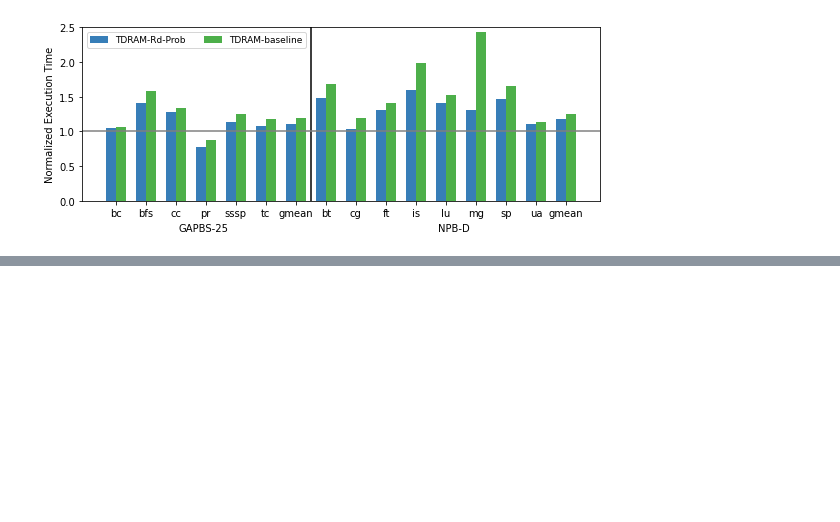
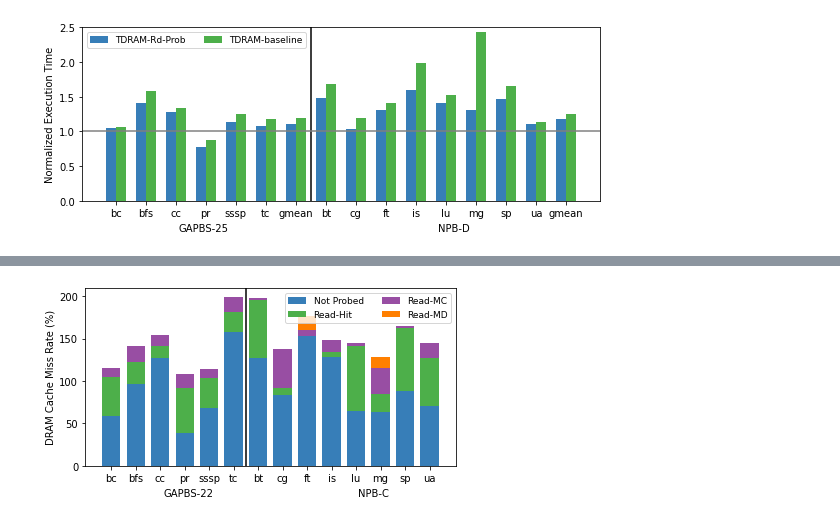
Before and after one commit to darchr/dramCacheController, a Jupyter notebook: data-plots.ipynb, the cells around one changed output, grey strips where cells are left out. Saved outputs shown, nothing was run; the diff lists cells and outputs as text; code cells hidden in the pictures; blank space fills up the shorter version.

```diff
--- a/data-plots.ipynb
+++ b/data-plots.ipynb
@@ -1349,0 +1360,82 @@ plt.tight_layout()
+# %%
+x1 = df_gap22_ram_prob['app']
+y1 = 100 * df_gap22_ram_prob['noCandidBSlot'].astype(float)/(df_gap22_ram_prob['readBursts1'].astype(float)+df_gap22_ram_prob['writeBursts1'].astype(float))
+y2 = 100 * df_gap22_ram_prob['foundCandidBSlotRH'].astype(float)/(df_gap22_ram_prob['readBursts1'].astype(float)+df_gap22_ram_prob['writeBursts1'].astype(float))
+y3 = 100 * df_gap22_ram_prob['foundCandidBSlotRMC'].astype(float)/(df_gap22_ram_prob['readBursts1'].astype(float)+df_gap22_ram_prob['writeBursts1'].astype(float))
+y4 = 100 * df_gap22_ram_prob['foundCandidBSlotRMD'].astype(float)/(df_gap22_ram_prob['readBursts1'].astype(float)+df_gap22_ram_prob['writeBursts1'].astype(float))
+
+# Multi bar Chart
+fig = plt.figure()
+fig.set_size_inches(6,3)
+#plt.ylim([0,110])
+
+for i,app in enumerate(x1):
+    plt.bar(i*4, y1[i], width=3, color=cmap(1), label='Not Probed' if i==0 else None)
+    plt.bar(i*4, y2[i], bottom = y1[i], width=3, color=cmap(2), label='Read-Hit' if i==0 else None)
+    plt.bar(i*4, y3[i], bottom = y1[i]+y2[i], width=3, color=cmap(3), label='Read-MC' if i==0 else None)
+    plt.bar(i*4, y4[i], bottom = y1[i]+y2[i]+y3[i], width=3, color=cmap(4), label='Read-MD' if i==0 else None)
+
+offset = (i+1)*4
+x2 = df_npbC_ram_prob['app']
+y1 = 100 * df_npbC_ram_prob['noCandidBSlot'].astype(float)/(df_npbC_ram_prob['readBursts1'].astype(float)+df_npbC_ram_prob['writeBursts1'].astype(float))
+y2 = 100 * df_npbC_ram_prob['foundCandidBSlotRH'].astype(float)/(df_npbC_ram_prob['readBursts1'].astype(float)+df_npbC_ram_prob['writeBursts1'].astype(float))
+y3 = 100 * df_npbC_ram_prob['foundCandidBSlotRMC'].astype(float)/(df_npbC_ram_prob['readBursts1'].astype(float)+df_npbC_ram_prob['writeBursts1'].astype(float))
+y4 = 100 * df_npbC_ram_prob['foundCandidBSlotRMD'].astype(float)/(df_npbC_ram_prob['readBursts1'].astype(float)+df_npbC_ram_prob['writeBursts1'].astype(float))
+
+for i,app in enumerate(x2):
+    plt.bar(i*4+offset, y1[i], width=3, color=cmap(1))
+    plt.bar(i*4+offset, y2[i], bottom = y1[i], width=3, color=cmap(2))
+    plt.bar(i*4+offset, y3[i], bottom = y1[i]+y2[i], width=3, color=cmap(3))
+    plt.bar(i*4+offset, y4[i], bottom = y1[i]+y2[i]+y3[i], width=3, color=cmap(4))
+
+plt.figtext(0.3, -0.01, "GAPBS-22")
+plt.figtext(0.75, -0.01, "NPB-C")
+
+plt.xticks(np.arange(14)*4, list(x1)+list(x2))
+plt.axvline(x=offset-2, color='black')
+
+plt.ylabel("DRAM Cache Miss Rate (%)", fontsize=10)
+plt.legend(fontsize=9, ncol=2)
+plt.tight_layout()
+#plt.savefig("../figures/cs1_all_mpki.pdf")
+
+x1 = df_gap25_ram_prob['app']
+y1 = 100 * df_gap25_ram_prob['noCandidBSlot'].astype(float)/(df_gap25_ram_prob['readBursts1'].astype(float)+df_gap25_ram_prob['writeBursts1'].astype(float))
+y2 = 100 * df_gap25_ram_prob['foundCandidBSlotRH'].astype(float)/(df_gap25_ram_prob['readBursts1'].astype(float)+df_gap25_ram_prob['writeBursts1'].astype(float))
+y3 = 100 * df_gap25_ram_prob['foundCandidBSlotRMC'].astype(float)/(df_gap25_ram_prob['readBursts1'].astype(float)+df_gap25_ram_prob['writeBursts1'].astype(float))
+y4 = 100 * df_gap25_ram_prob['foundCandidBSlotRMD'].astype(float)/(df_gap25_ram_prob['readBursts1'].astype(float)+df_gap25_ram_prob['writeBursts1'].astype(float))
+
+# Multi bar Chart
+fig = plt.figure()
+fig.set_size_inches(6,3)
+#plt.ylim([0,110])
+for i,app in enumerate(x1):
+    plt.bar(i*4, y1[i], width=3, color=cmap(1), label='Not Probed' if i==0 else None)
+    plt.bar(i*4, y2[i], bottom = y1[i], width=3, color=cmap(2), label='Read-Hit' if i==0 else None)
+    plt.bar(i*4, y3[i], bottom = y1[i]+y2[i], width=3, color=cmap(3), label='Read-MC' if i==0 else None)
+    plt.bar(i*4, y4[i], bottom = y1[i]+y2[i]+y3[i], width=3, color=cmap(4), label='Read-MD' if i==0 else None)
+
+offset = (i+1)*4
+x2 = df_npbD_ram_prob['app']
+y1 = 100 * df_npbD_ram_prob['noCandidBSlot'].astype(float)/(df_npbD_ram_prob['readBursts1'].astype(float)+df_npbD_ram_prob['writeBursts1'].astype(float))
+y2 = 100 * df_npbD_ram_prob['foundCandidBSlotRH'].astype(float)/(df_npbD_ram_prob['readBursts1'].astype(float)+df_npbD_ram_prob['writeBursts1'].astype(float))
+y3 = 100 * df_npbD_ram_prob['foundCandidBSlotRMC'].astype(float)/(df_npbD_ram_prob['readBursts1'].astype(float)+df_npbD_ram_prob['writeBursts1'].astype(float))
+y4 = 100 * df_npbD_ram_prob['foundCandidBSlotRMD'].astype(float)/(df_npbD_ram_prob['readBursts1'].astype(float)+df_npbD_ram_prob['writeBursts1'].astype(float))
+
+for i,app in enumerate(x2):
+    plt.bar(i*4+offset, y1[i], width=3, color=cmap(1))
+    plt.bar(i*4+offset, y2[i], bottom = y1[i], width=3, color=cmap(2))
+    plt.bar(i*4+offset, y3[i], bottom = y1[i]+y2[i], width=3, color=cmap(3))
+    plt.bar(i*4+offset, y4[i], bottom = y1[i]+y2[i]+y3[i], width=3, color=cmap(4))
+
+plt.figtext(0.3, -0.01, "GAPBS-25")
+plt.figtext(0.75, -0.01, "NPB-D")
+
+plt.xticks(np.arange(14)*4, list(x1)+list(x2))
+plt.axvline(x=offset-2, color='black')
+
+plt.ylabel("DRAM Cache Miss Rate (%)", fontsize=10)
+plt.legend(fontsize=9, ncol=2)
+plt.tight_layout()
+# %% [output]
+[figure, added]
```
Also changed, not shown: parts of 3 cells of this notebook.
